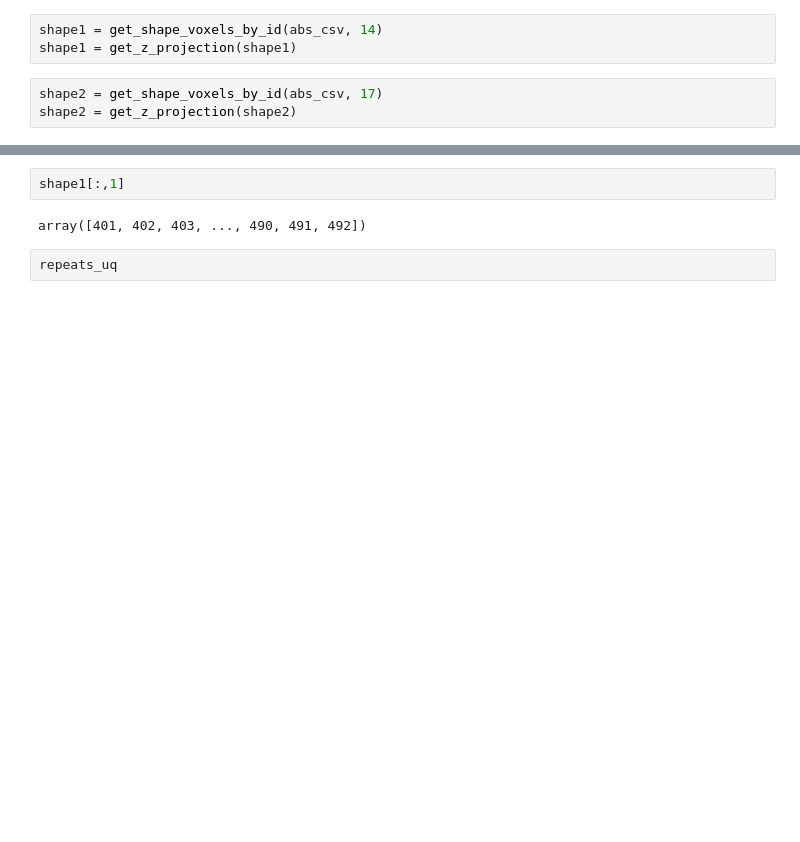
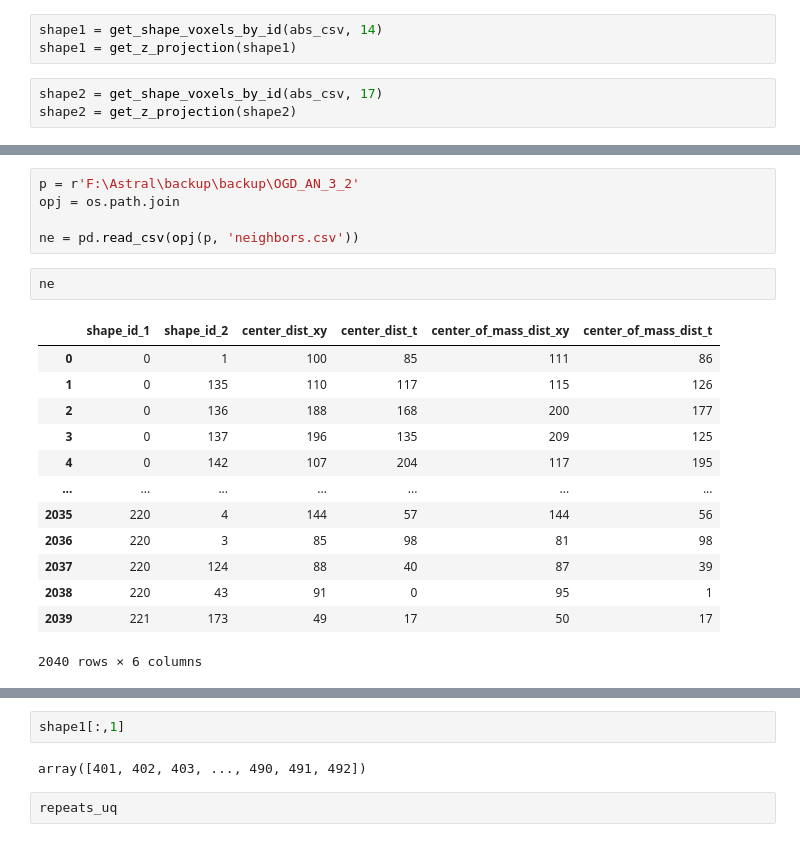
Before and after one commit to wprazuch/Astral, a Jupyter notebook: notebooks/RepeatsFinder.ipynb, the cells around one changed output, grey strips where cells are left out. Drawn from its saved outputs; the diff is of its cells as text; blank space fills up the shorter version.

```diff
--- a/notebooks/RepeatsFinder.ipynb
+++ b/notebooks/RepeatsFinder.ipynb
@@ -127,0 +197,21 @@ plt.show()
+# %%
+p = r'F:\Astral\backup\backup\OGD_AN_3_2'
+opj = os.path.join
+
+ne = pd.read_csv(opj(p, 'neighbors.csv'))
+# %%
+ne
+# %% [output]
+|  | shape_id_1 | shape_id_2 | center_dist_xy | center_dist_t | center_of_mass_dist_xy | center_of_mass_dist_t |
+| 0 | 0 | 1 | 100 | 85 | 111 | 86 |
+| 1 | 0 | 135 | 110 | 117 | 115 | 126 |
+| 2 | 0 | 136 | 188 | 168 | 200 | 177 |
+| 3 | 0 | 137 | 196 | 135 | 209 | 125 |
+| 4 | 0 | 142 | 107 | 204 | 117 | 195 |
+| ... | ... | ... | ... | ... | ... | ... |
+| 2035 | 220 | 4 | 144 | 57 | 144 | 56 |
+| 2036 | 220 | 3 | 85 | 98 | 81 | 98 |
+| 2037 | 220 | 124 | 88 | 40 | 87 | 39 |
+| 2038 | 220 | 43 | 91 | 0 | 95 | 1 |
+| 2039 | 221 | 173 | 49 | 17 | 50 | 17 |
+2040 rows × 6 columns
```
Also changed, not shown: parts of 34 cells of this notebook, 5 other files.
